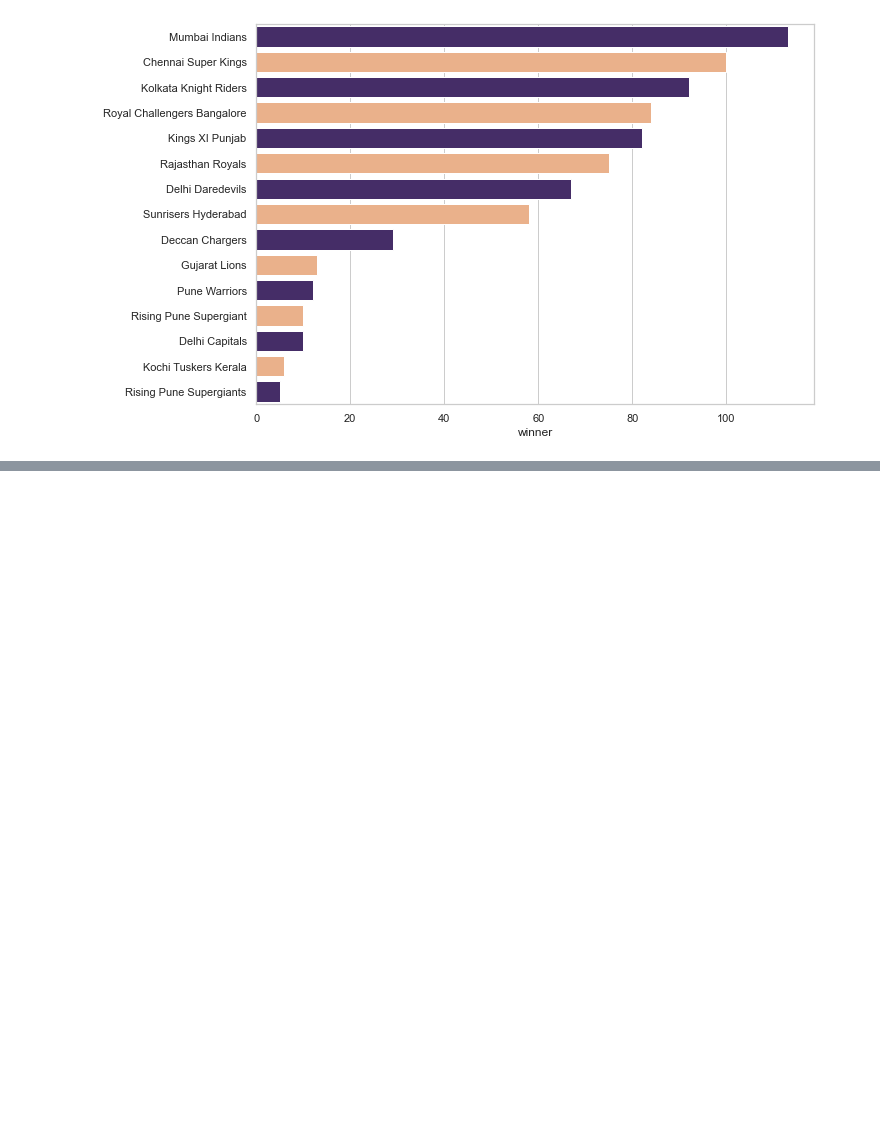
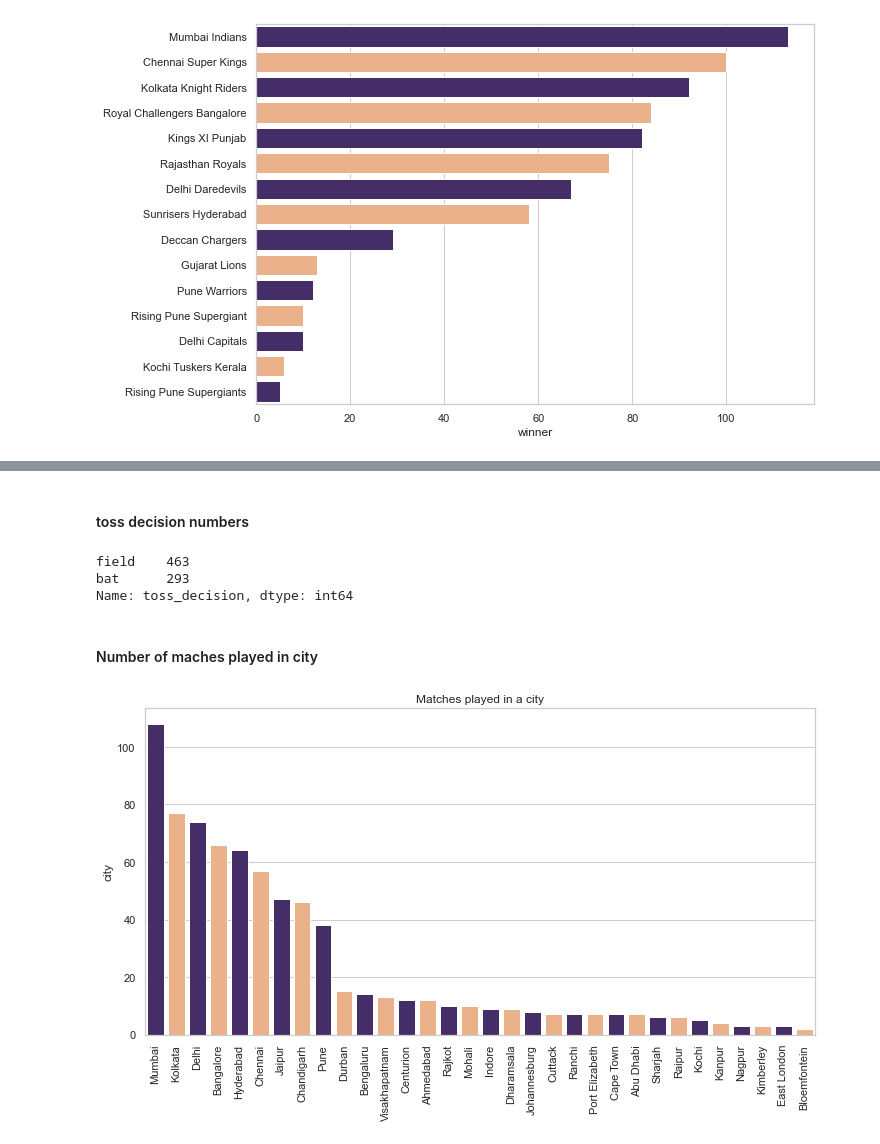
Before and after one commit to itstar2057/The_Spark_Foundation, a Jupyter notebook: Task-5_Sports_EDA/Task-5_EDA_Sports.ipynb, the cells around one changed output, grey strips where cells are left out. Saved outputs shown, nothing was run; the diff lists cells and outputs as text; code cells hidden in the pictures; blank space fills up the shorter version.

```diff
--- a/Task-5_Sports_EDA/Task-5_EDA_Sports.ipynb
+++ b/Task-5_Sports_EDA/Task-5_EDA_Sports.ipynb
@@ -285,0 +384,19 @@ sns.barplot(x=winn , y= winn.index, palette=['#432371',"#FAAE7B"])
+# %% [markdown]
+#### toss decision numbers
+# %%
+dfmatches.toss_decision.value_counts()
+# %% [output]
+field    463
+bat      293
+Name: toss_decision, dtype: int64
+# %% [markdown]
+#### Number of maches played in city
+# %%
+city = dfmatches.city.value_counts()
+plt.figure(figsize=(12,6))
+city.plot.bar()
+sns.barplot(x = city.index, y=city, orient='v', palette=['#432371',"#FAAE7B"])
+plt.title("Matches played in a city")
+plt.show()
+# %% [output]
+[figure, added]
```
Also changed, not shown: parts of 33 cells of this notebook.
